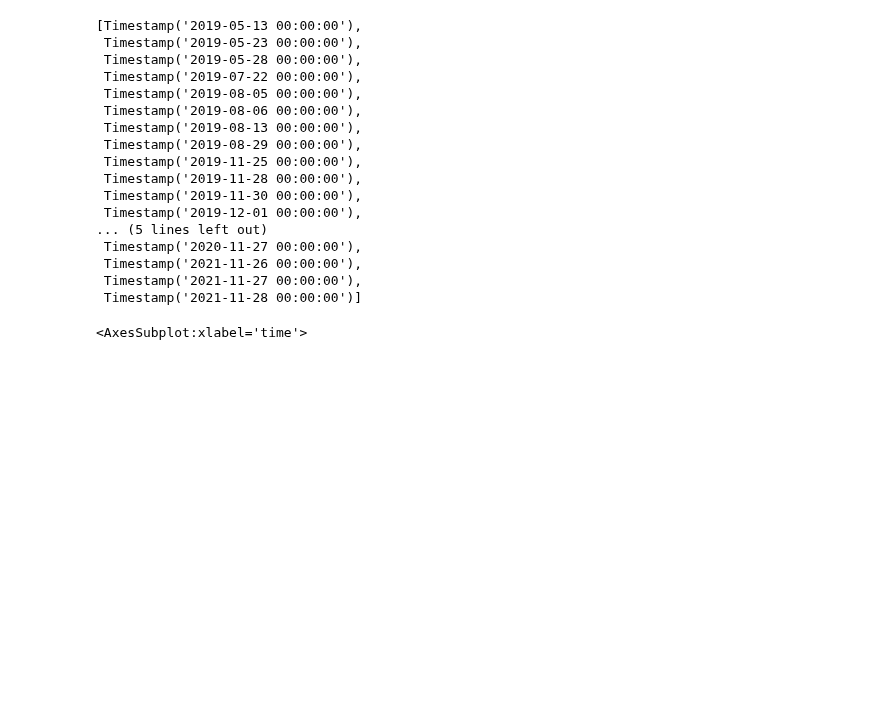
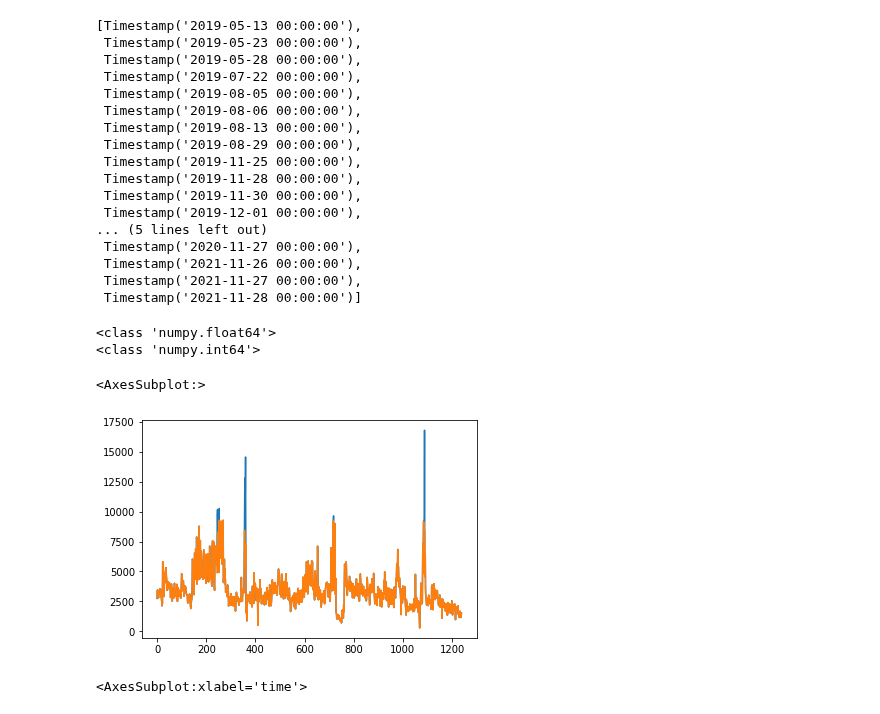
Before and after one commit to sjsivert/Masteroppgave, a Jupyter notebook: notebooks/cats_analysis.ipynb, the cells around one changed output. Drawn from its saved outputs; the diff is of its cells as text; code cells hidden in the pictures; blank space fills up the shorter version.

```diff
--- a/notebooks/cats_analysis.ipynb
+++ b/notebooks/cats_analysis.ipynb
@@ -149,6 +161,23 @@ outliers[0]
  Timestamp('2021-11-26 00:00:00'),
  Timestamp('2021-11-27 00:00:00'),
  Timestamp('2021-11-28 00:00:00')]
+# %%
+import numpy as np
+df = ts.to_dataframe()
+std = (df.describe().transpose()["std"]).to_numpy()[0]
+mean = (df.describe().transpose()["mean"]).to_numpy()[0]
+print(type(std))
+print(type(df["interest"].iloc[0]))
+
+minimize_outliers = lambda x: x if (x <= (6 *std)) else  x * 0.5
+df2 = df["interest"].transform(minimize_outliers)
+df["interest"].plot()
+df2.plot()
+# %% [output]
+<class 'numpy.float64'>
+<class 'numpy.int64'>
+<AxesSubplot:>
+[figure, added]
 # %%
 ts_outliers_interpolated = outlier_detector.remover(interpolate=True)
 ts.plot()
```
Also changed, not shown: parts of 7 cells of this notebook.
